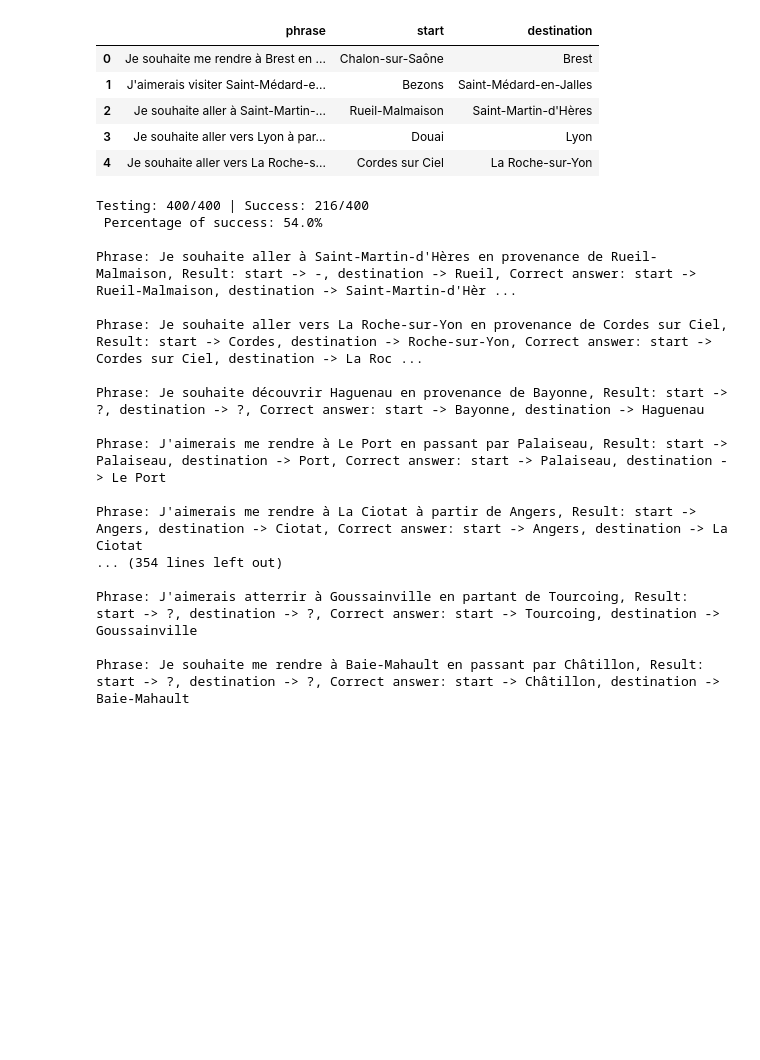
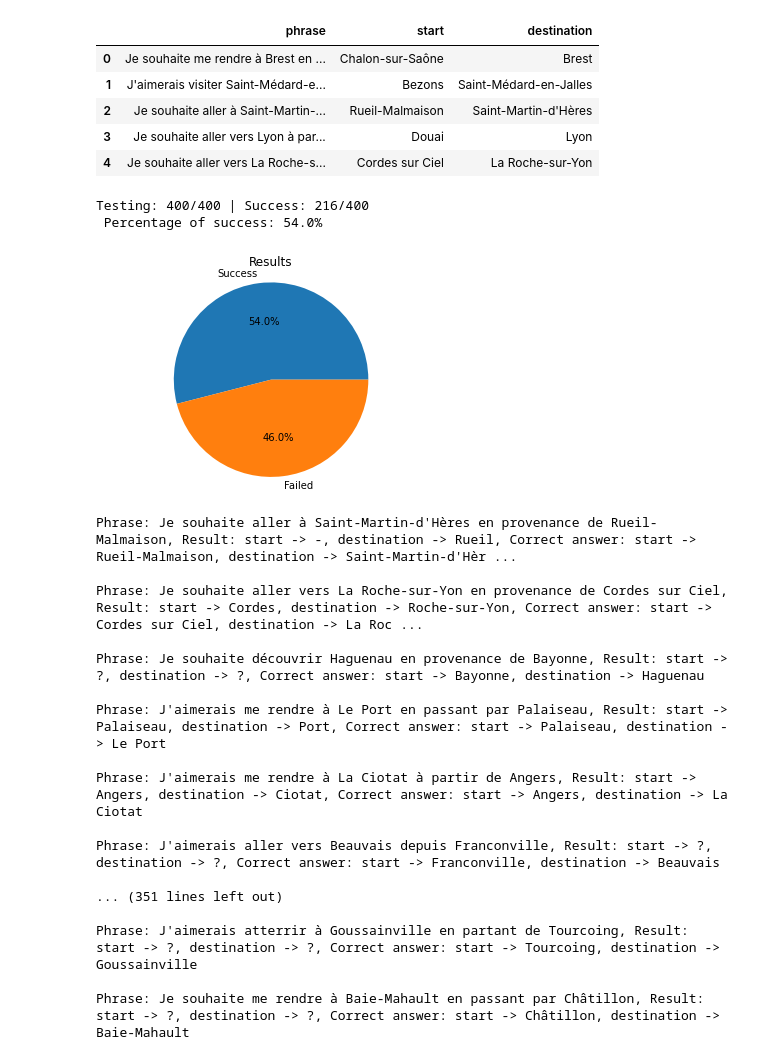
Before and after one commit to Estiennejeremy/travel-order-resolver, a Jupyter notebook: fastapi/nlp.ipynb, the cells around one changed output. Cells and saved outputs as stored; diff of their text form; code cells hidden in the pictures; blank space fills up the shorter version.

Commit message:
add nlp test results pie chart

```diff
--- a/fastapi/nlp.ipynb
+++ b/fastapi/nlp.ipynb
@@ -510,36 +511,48 @@ df.head()
 # %%
 nb_success = 0
 echec_phrases = []
 for index, row in df.iterrows():
     phrase = row["phrase"]
     start = row["start"]
     destination = row["destination"]
     result = analyse(phrase)
     if str(result[0]).lower() == str(start).lower() and str(result[1]).lower() == str(destination).lower():
         nb_success += 1
     else:
         echec_phrases.append(f'Phrase: {phrase}, Result: start -> { str(result[0])}, destination -> { str(result[1])}, Correct answer: start -> {start}, destination -> {destination}')
     sys.stdout.write('\r')
     sys.stdout.write(f"Testing: {index+1}/{df.shape[0]} | Success: {nb_success}/{index+1}")
     sys.stdout.flush()
 print(f"\n Percentage of success: {(nb_success * 100) / df.shape[0]}%")
+
+total = df.shape[0]
+results = [nb_success, total-nb_success]
+
+my_labels = 'Success','Failed'
+plt.pie(results,labels=my_labels,autopct='%1.1f%%')
+plt.axis('equal')
+plt.show()
+
 for i in echec_phrases:
-    print(f"\n{i}")
+   print(f"\n{i}")
 # %% [output]
 Testing: 400/400 | Success: 216/400
  Percentage of success: 54.0%
-
-Phrase: Je souhaite aller à Saint-Martin-d'Hères en provenance de Rueil-Malmaison, Result: start -> -, destination -> Rueil, Correct answer: start -> Rueil-Malmaison, destination -> Saint-Martin-d'Hèr ...
-
-Phrase: Je souhaite aller vers La Roche-sur-Yon en provenance de Cordes sur Ciel, Result: start -> Cordes, destination -> Roche-sur-Yon, Correct answer: start -> Cordes sur Ciel, destination -> La Roc ...
-
-Phrase: Je souhaite découvrir Haguenau en provenance de Bayonne, Result: start -> ?, destination -> ?, Correct answer: start -> Bayonne, destination -> Haguenau
-
-Phrase: J'aimerais me rendre à Le Port en passant par Palaiseau, Result: start -> Palaiseau, destination -> Port, Correct answer: start -> Palaiseau, destination -> Le Port
-
-Phrase: J'aimerais me rendre à La Ciotat à partir de Angers, Result: start -> Angers, destination -> Ciotat, Correct answer: start -> Angers, destination -> La Ciotat
-... (354 lines left out)
-
-Phrase: J'aimerais atterrir à Goussainville en partant de Tourcoing, Result: start -> ?, destination -> ?, Correct answer: start -> Tourcoing, destination -> Goussainville
-
-Phrase: Je souhaite me rendre à Baie-Mahault en passant par Châtillon, Result: start -> ?, destination -> ?, Correct answer: start -> Châtillon, destination -> Baie-Mahault
+[figure, added]
+Phrase: Je souhaite aller à Saint-Martin-d'Hères en provenance de Rueil-Malmaison, Result: start -> -, destination -> Rueil, Correct answer: start -> Rueil-Malmaison, destination -> Saint-Martin-d'Hèr ...
+
+Phrase: Je souhaite aller vers La Roche-sur-Yon en provenance de Cordes sur Ciel, Result: start -> Cordes, destination -> Roche-sur-Yon, Correct answer: start -> Cordes sur Ciel, destination -> La Roc ...
+
+Phrase: Je souhaite découvrir Haguenau en provenance de Bayonne, Result: start -> ?, destination -> ?, Correct answer: start -> Bayonne, destination -> Haguenau
+
+Phrase: J'aimerais me rendre à Le Port en passant par Palaiseau, Result: start -> Palaiseau, destination -> Port, Correct answer: start -> Palaiseau, destination -> Le Port
+
+Phrase: J'aimerais me rendre à La Ciotat à partir de Angers, Result: start -> Angers, destination -> Ciotat, Correct answer: start -> Angers, destination -> La Ciotat
+
+Phrase: J'aimerais aller vers Beauvais depuis Franconville, Result: start -> ?, destination -> ?, Correct answer: start -> Franconville, destination -> Beauvais
+
+... (351 lines left out)
+
+Phrase: J'aimerais atterrir à Goussainville en partant de Tourcoing, Result: start -> ?, destination -> ?, Correct answer: start -> Tourcoing, destination -> Goussainville
+
+Phrase: Je souhaite me rendre à Baie-Mahault en passant par Châtillon, Result: start -> ?, destination -> ?, Correct answer: start -> Châtillon, destination -> Baie-Mahault
```
Also changed, not shown: parts of 1 cell of this notebook.
